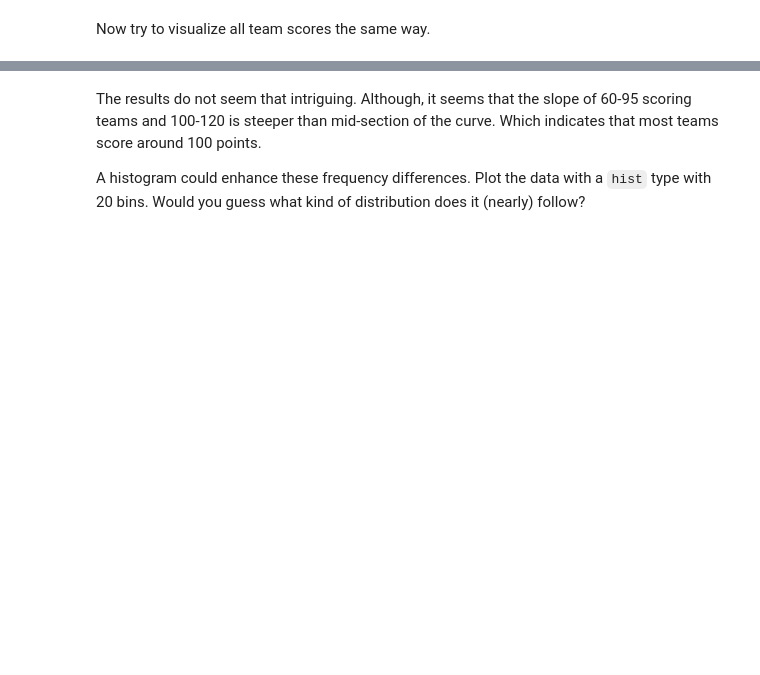
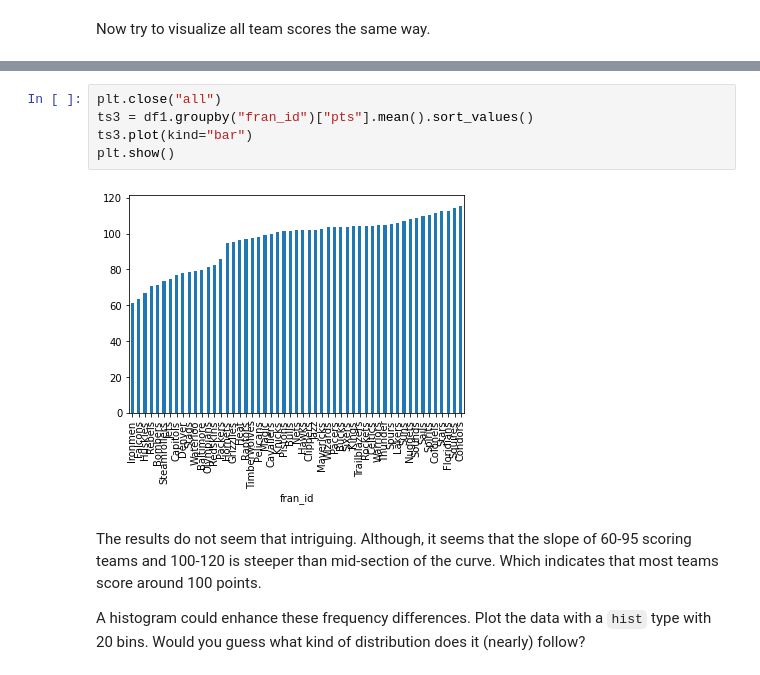
Before and after one commit to MeTomasK/Demo-Subproject, a Jupyter notebook: Demo_subproject.ipynb, the cells around one changed output, grey strips where cells are left out. Saved outputs shown, nothing was run; the diff lists cells and outputs as text; blank space fills up the shorter version.

```diff
--- a/Demo_subproject.ipynb
+++ b/Demo_subproject.ipynb
@@ -200,6 +216,13 @@ Now try to visualize all team scores the same way.
 # %% [markdown]
 You should see a result as follows:
 <div><img src="https://i.imgur.com/L2iTGuC.png" /></div>
+# %%
+plt.close("all")
+ts3 = df1.groupby("fran_id")["pts"].mean().sort_values()
+ts3.plot(kind="bar")
+plt.show()
+# %% [output]
+[figure, added]
 # %% [markdown]
 The results do not seem that intriguing. Although, it seems that the slope of 60-95 scoring teams and 100-120 is steeper than mid-section of the curve. Which indicates that most teams score around 100 points.
 
```
Also changed, not shown: parts of 4 cells of this notebook.
